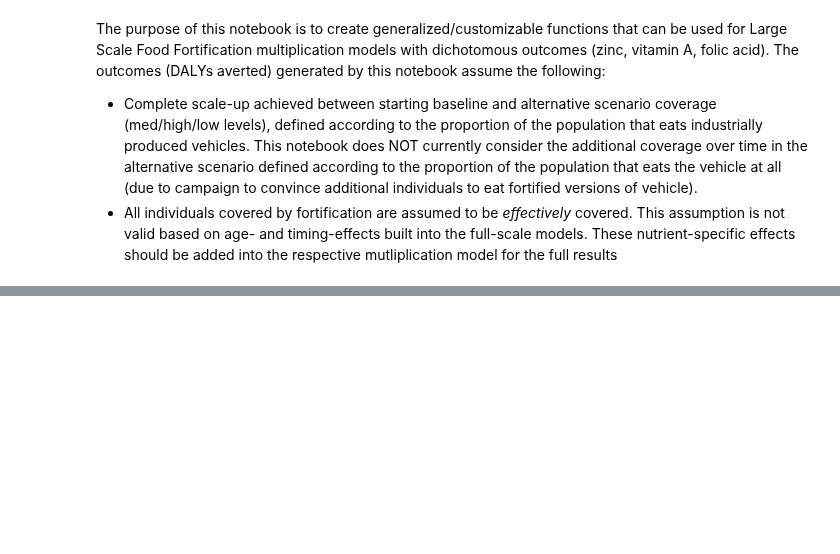
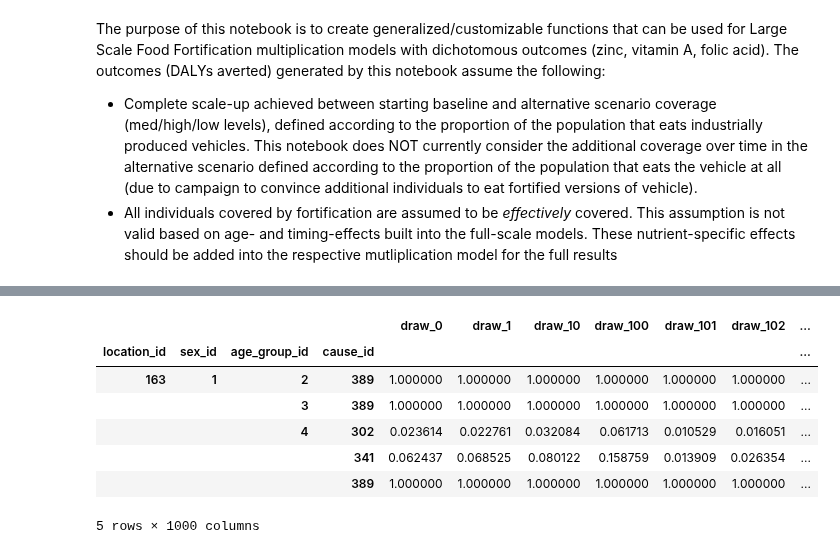
Before and after one commit to ihmeuw/vivarium_data_analysis, a Jupyter notebook: pre_processing/lsff_project/multiplication_models/dichotomous_models/dichotomous_multiplication_model_prep_functions.ipynb, the cells around one changed output, grey strips where cells are left out. Cells and saved outputs as stored; diff of their text form; code cells hidden in the pictures; blank space fills up the shorter version.

```diff
--- a/pre_processing/lsff_project/multiplication_models/dichotomous_models/dichotomous_multiplication_model_prep_functions.ipynb
+++ b/pre_processing/lsff_project/multiplication_models/dichotomous_models/dichotomous_multiplication_model_prep_functions.ipynb
@@ -79,7 +79,7 @@ def generate_fortification_rr_draws_lognormal_dist(mean, std):
     df = df.set_index('location_id')
     return df
 # %%
-def pull_gbd_pafs(rei_id, cause_ids):
+def pull_cause_specific_dalys_deficiency_pafs(rei_id, cause_ids):
     """This function pulls PAF data from GBD for specified
     risk outcome pairs. Note that the risk in this context
     will/should be nutrient *deficiencies*, not the lack of
@@ -274,0 +325,12 @@ To retain the current behavior and silence the warning, pass 'sort=True'.
+# %%
+paf_dalys_deficiency = pull_cause_specific_dalys_deficiency_pafs(rei_id, cause_ids)
+paf_dalys_deficiency.head()
+# %% [output]
+|  |  |  |  | draw_0 | draw_1 | draw_10 | draw_100 | draw_101 | draw_102 | ... |
+| location_id | sex_id | age_group_id | cause_id |  |  |  |  |  |  | ... |
+| 163 | 1 | 2 | 389 | 1.000000 | 1.000000 | 1.000000 | 1.000000 | 1.000000 | 1.000000 | ... |
+|  |  | 3 | 389 | 1.000000 | 1.000000 | 1.000000 | 1.000000 | 1.000000 | 1.000000 | ... |
+|  |  | 4 | 302 | 0.023614 | 0.022761 | 0.032084 | 0.061713 | 0.010529 | 0.016051 | ... |
+|  |  |  | 341 | 0.062437 | 0.068525 | 0.080122 | 0.158759 | 0.013909 | 0.026354 | ... |
+|  |  |  | 389 | 1.000000 | 1.000000 | 1.000000 | 1.000000 | 1.000000 | 1.000000 | ... |
+5 rows × 1000 columns
```
Also changed, not shown: parts of 23 cells of this notebook, 3 other files.
